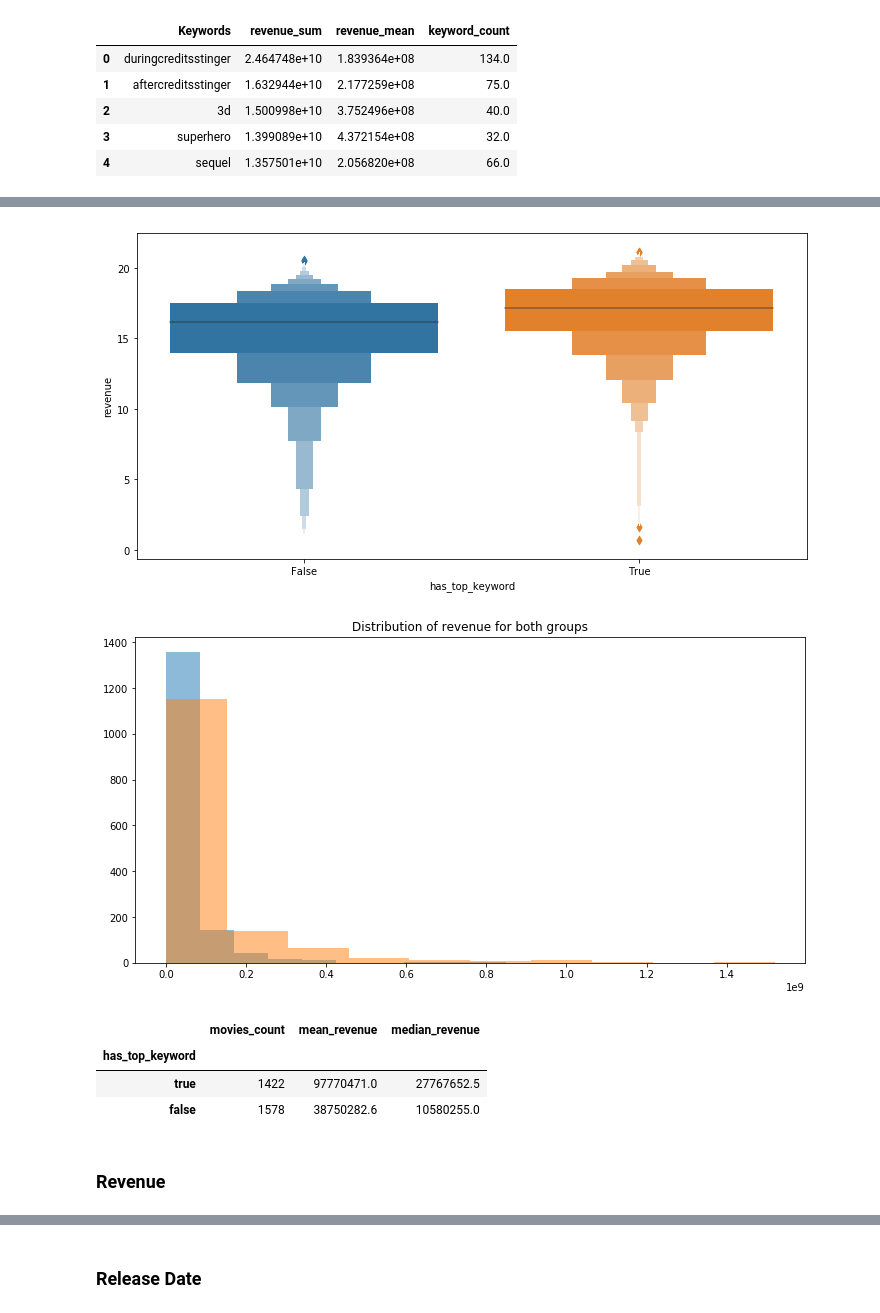
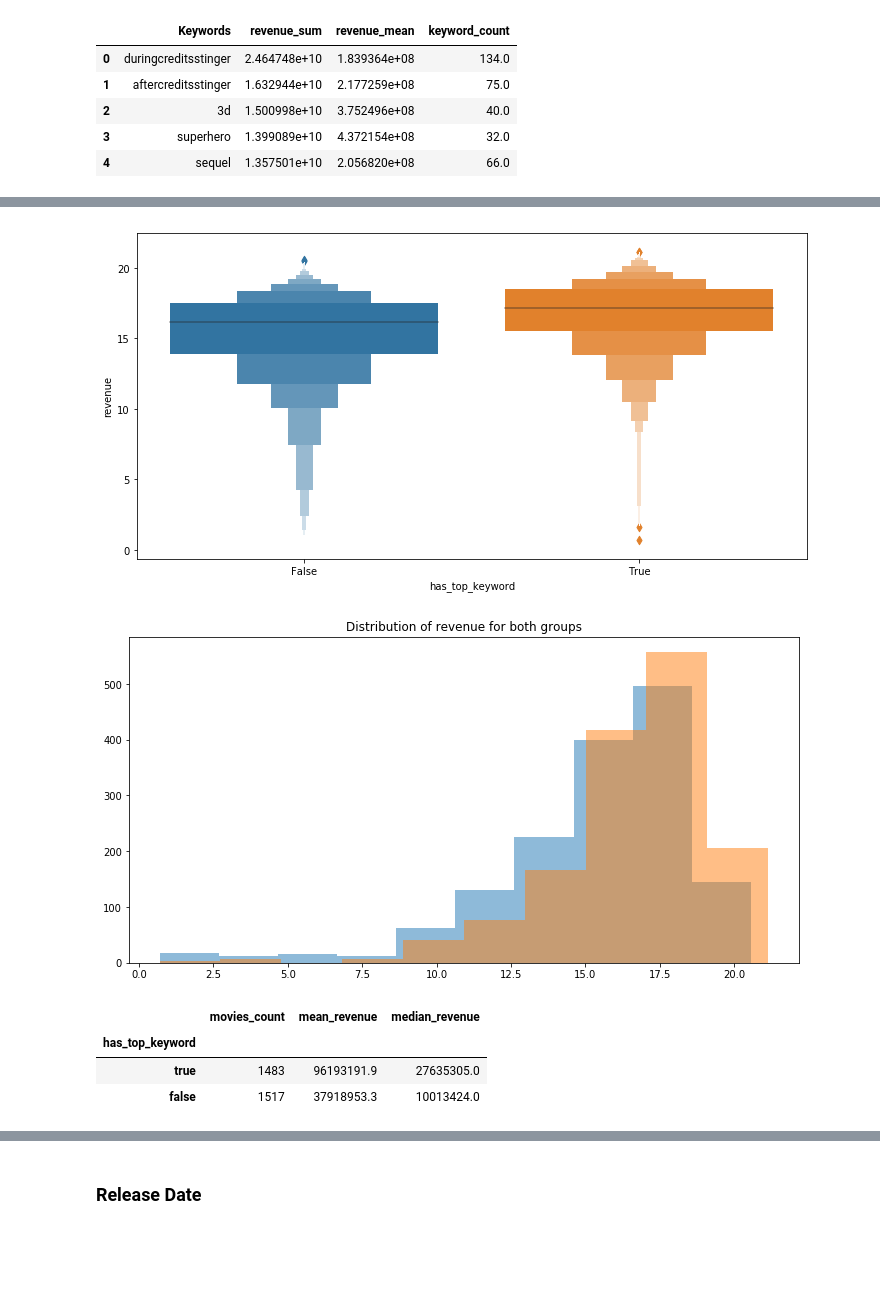
Before and after one commit to Cruzzor/BoxOffice, a Jupyter notebook: exploration_marcel.ipynb, the cells around one changed output, grey strips where cells are left out. Saved outputs shown, nothing was run; the diff lists cells and outputs as text; code cells hidden in the pictures; blank space fills up the shorter version.

```diff
--- a/exploration_marcel.ipynb
+++ b/exploration_marcel.ipynb
@@ -283,7 +285,7 @@ Movies with keywords that have a high revenue but very low occurence in the data
 # %%
 # Computing the top x most used percent of keywords without the above high_rev/low_count exotics
 df = df[df.keyword_count >= 5]
-perc_thresh = 94  # chosen so that dataset is balanced
+perc_thresh = 93  # chosen so that dataset is balanced
 perc = np.percentile(df.revenue_sum, perc_thresh)
 print('Length of dataframe: {}'.format(len(df)))
 df.head()
@@ -308,39 +310,39 @@ def has_top_keyword(keyword_list):
 
 copy_data = data.copy()
 copy_data['has_top_keyword'] = copy_data["Keywords"].map(has_top_keyword, na_action=None)
 
 plt.figure(figsize=(12,6))
 sns.boxplot(x='has_top_keyword', y=np.log1p(copy_data.revenue), data=copy_data)
 plt.show()
 
 plt.figure(figsize=(12,6))
 sns.boxenplot(x='has_top_keyword', y=np.log1p(copy_data.revenue), data=copy_data)
 plt.show()
 
 plt.figure(figsize=(12,6))
-plt.hist(x='revenue', data=copy_data[copy_data['has_top_keyword'] == False], alpha=0.5)
-plt.hist(x='revenue', data=copy_data[copy_data['has_top_keyword'] == True], alpha=0.5)
+x_not_top = np.log1p(copy_data[copy_data['has_top_keyword'] == False].revenue)
+x_top = np.log1p(copy_data[copy_data['has_top_keyword'] == True].revenue)
+plt.hist(x=x_not_top, alpha=0.5)
+plt.hist(x=x_top, alpha=0.5)
 plt.title('Distribution of revenue for both groups')
 plt.show()
 
 # Some metrics
 nr_no_top_kw = len(copy_data[copy_data['has_top_keyword'] == False])
 nr_top_kw = len(copy_data[copy_data['has_top_keyword'] == True])
 mean_no_top_kw = round(np.mean(copy_data[copy_data['has_top_keyword'] == False].revenue), 1)
 mean_top_kw = round(np.mean(copy_data[copy_data['has_top_keyword'] == True].revenue), 1)
 median_no_top_kw = round(np.median(copy_data[copy_data['has_top_keyword'] == False].revenue), 1)
 median_top_kw = round(np.median(copy_data[copy_data['has_top_keyword'] == True].revenue), 1)
 
 metrics = {'has_top_keyword': ['true', 'false'], 'movies_count': [nr_top_kw, nr_no_top_kw], 'mean_revenue': [mean_top_kw, mean_no_top_kw], 'median_revenue': [median_top_kw, median_no_top_kw]}
 metrics_df = pd.DataFrame(data=metrics)
 metrics_df.set_index('has_top_keyword')
 # %% [output]
 [figure]
 [figure]
-[figure, old version]
+[figure, new version]
 |  | movies_count | mean_revenue | median_revenue |
 | has_top_keyword |  |  |  |
-| true | 1422 | 97770471.0 | 27767652.5 |
-| false | 1578 | 38750282.6 | 10580255.0 |
+| true | 1483 | 96193191.9 | 27635305.0 |
+| false | 1517 | 37918953.3 | 10013424.0 |
-# %% [markdown]
-### Revenue
```
Also changed, not shown: parts of 4 cells of this notebook.
